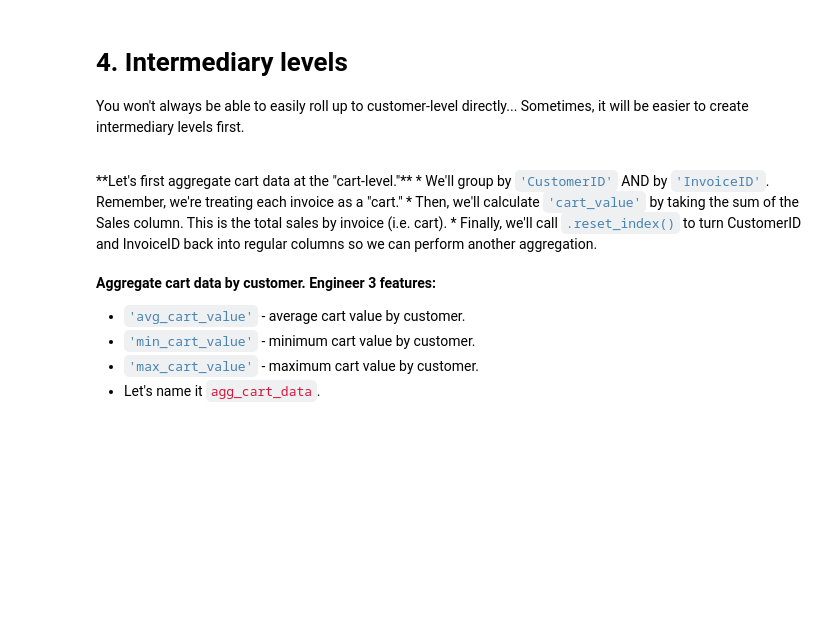
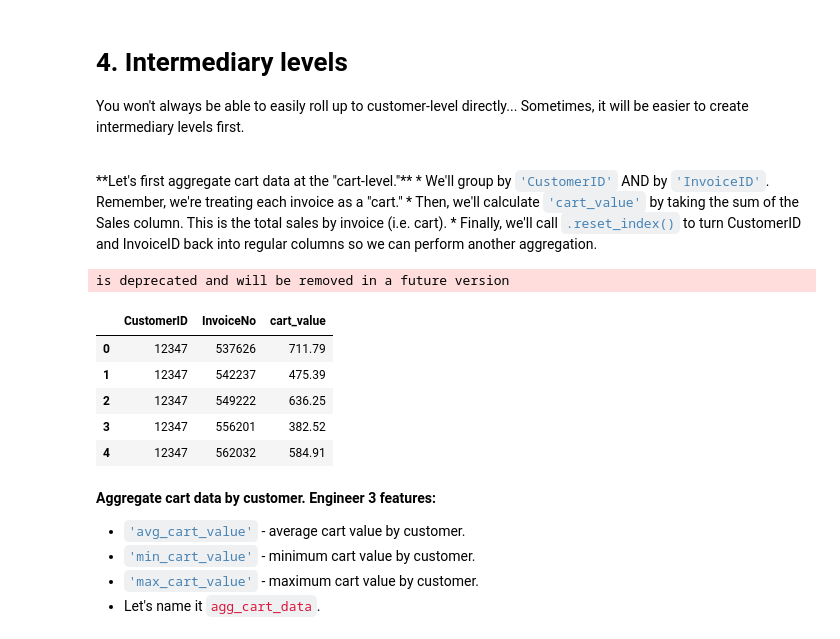
Before and after one commit to nmlook/EDS-Project-4-Workbook-Bundle, a Jupyter notebook: Module 1 - Data Wrangling.ipynb, the cells around one changed output. Saved outputs shown, nothing was run; the diff lists cells and outputs as text; code cells hidden in the pictures; blank space fills up the shorter version.

```diff
--- a/Module 1 - Data Wrangling.ipynb
+++ b/Module 1 - Data Wrangling.ipynb
@@ -260,12 +260,21 @@ You won't always be able to easily roll up to customer-level directly... Sometim
 * Finally, we'll call <code style="color:steelblue">.reset_index()</code> to turn CustomerID and InvoiceID back into regular columns so we can perform another aggregation.
 # %%
 # Aggregate cart-level data (i.e. invoice-level)
-
+cart_data = df.groupby(['CustomerID', 'InvoiceNo']).Sales.agg({ 'cart_value' : 'sum'})
 
 # Reset index
-
+cart_data.reset_index(inplace=True)
 
 # Display cart data for first 5 CARTS
+cart_data.head(5)
+# %% [output]
+is deprecated and will be removed in a future version
+|  | CustomerID | InvoiceNo | cart_value |
+| 0 | 12347 | 537626 | 711.79 |
+| 1 | 12347 | 542237 | 475.39 |
+| 2 | 12347 | 549222 | 636.25 |
+| 3 | 12347 | 556201 | 382.52 |
+| 4 | 12347 | 562032 | 584.91 |
 # %% [markdown]
 **Aggregate cart data by customer. Engineer 3 features:**
 * <code style="color:steelblue">'avg_cart_value'</code> - average cart value by customer.
```
Also changed, not shown: parts of 3 cells of this notebook, 1 other file.
